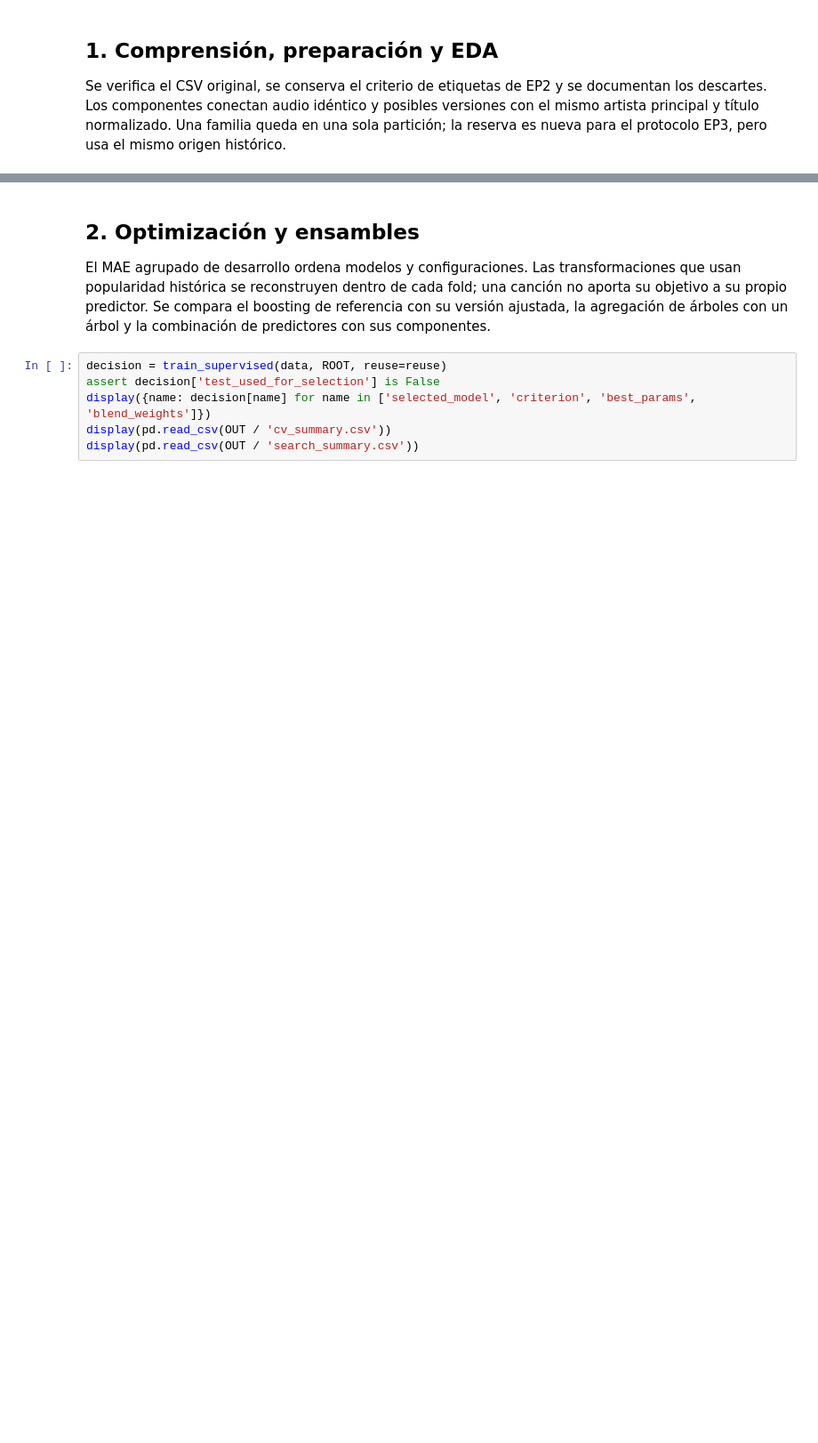
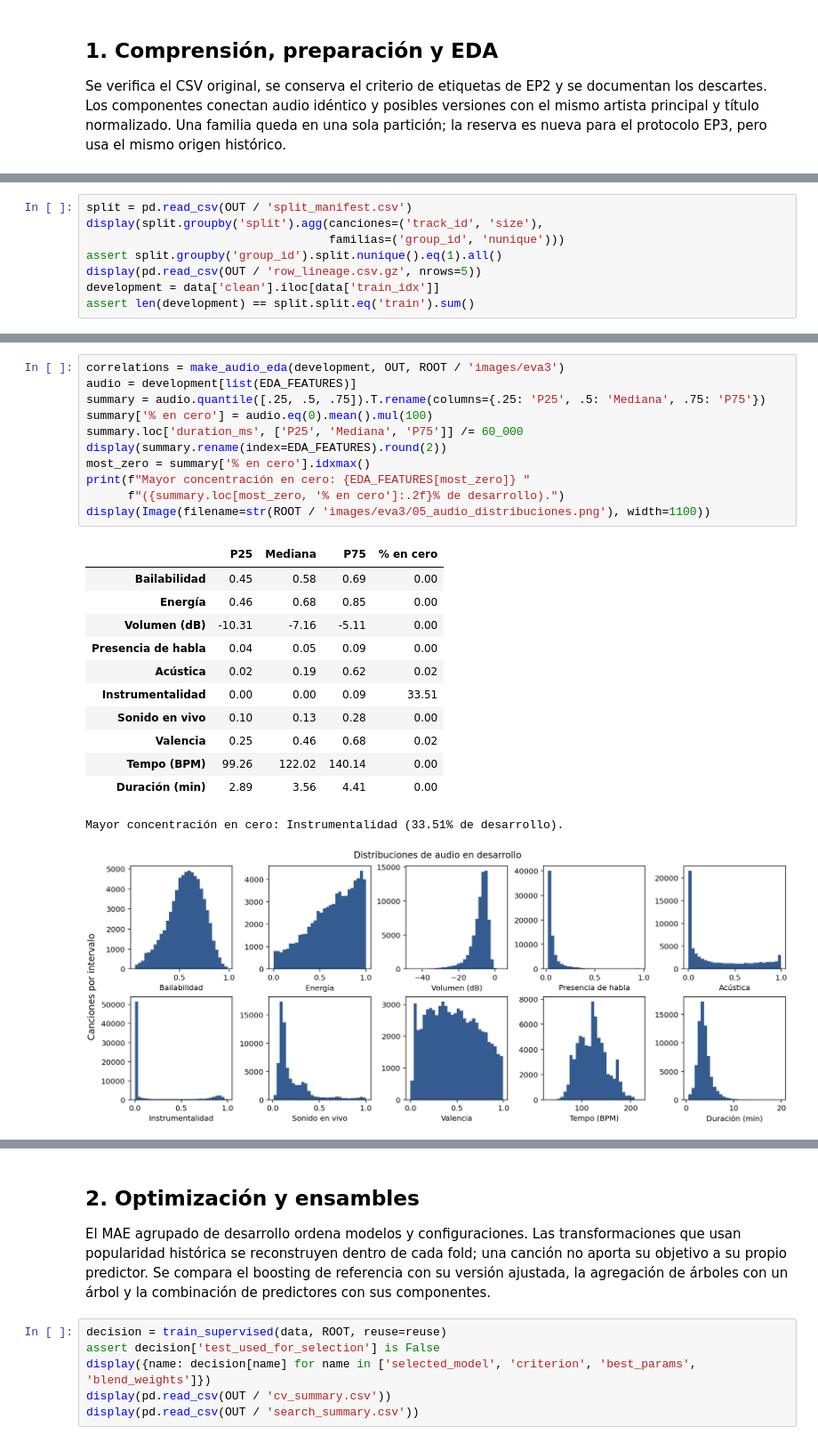
Before and after one commit to benjadiaz112/spotify-tracks-eda, a Jupyter notebook: notebooks/06_evaluacion_3.ipynb, the cells around one changed output, grey strips where cells are left out. Shown at 89% size. Saved outputs shown, nothing was run; the diff lists cells and outputs as text; blank space fills up the shorter version.

Commit message:
docs(ep3): amplía el notebook y la exploración de audio

```diff
--- a/notebooks/06_evaluacion_3.ipynb
+++ b/notebooks/06_evaluacion_3.ipynb
@@ -75,0 +77,8 @@ display(pd.read_csv(OUT / 'target_bands.csv'))
+# %%
+split = pd.read_csv(OUT / 'split_manifest.csv')
+display(split.groupby('split').agg(canciones=('track_id', 'size'),
+                                   familias=('group_id', 'nunique')))
+assert split.groupby('group_id').split.nunique().eq(1).all()
+display(pd.read_csv(OUT / 'row_lineage.csv.gz', nrows=5))
+development = data['clean'].iloc[data['train_idx']]
+assert len(development) == split.split.eq('train').sum()
@@ -75,0 +100,25 @@ display(pd.read_csv(OUT / 'target_bands.csv'))
+# %%
+correlations = make_audio_eda(development, OUT, ROOT / 'images/eva3')
+audio = development[list(EDA_FEATURES)]
+summary = audio.quantile([.25, .5, .75]).T.rename(columns={.25: 'P25', .5: 'Mediana', .75: 'P75'})
+summary['% en cero'] = audio.eq(0).mean().mul(100)
+summary.loc['duration_ms', ['P25', 'Mediana', 'P75']] /= 60_000
+display(summary.rename(index=EDA_FEATURES).round(2))
+most_zero = summary['% en cero'].idxmax()
+print(f"Mayor concentración en cero: {EDA_FEATURES[most_zero]} "
+      f"({summary.loc[most_zero, '% en cero']:.2f}% de desarrollo).")
+display(Image(filename=str(ROOT / 'images/eva3/05_audio_distribuciones.png'), width=1100))
+# %% [output]
+|  | P25 | Mediana | P75 | % en cero |
+| Bailabilidad | 0.45 | 0.58 | 0.69 | 0.00 |
+| Energía | 0.46 | 0.68 | 0.85 | 0.00 |
+| Volumen (dB) | -10.31 | -7.16 | -5.11 | 0.00 |
+| Presencia de habla | 0.04 | 0.05 | 0.09 | 0.00 |
+| Acústica | 0.02 | 0.19 | 0.62 | 0.02 |
+| Instrumentalidad | 0.00 | 0.00 | 0.09 | 33.51 |
+| Sonido en vivo | 0.10 | 0.13 | 0.28 | 0.00 |
+| Valencia | 0.25 | 0.46 | 0.68 | 0.02 |
+| Tempo (BPM) | 99.26 | 122.02 | 140.14 | 0.00 |
+| Duración (min) | 2.89 | 3.56 | 4.41 | 0.00 |
+Mayor concentración en cero: Instrumentalidad (33.51% de desarrollo).
+[figure, added]
```
Also changed, not shown: parts of 11 cells of this notebook, 9 other files.
